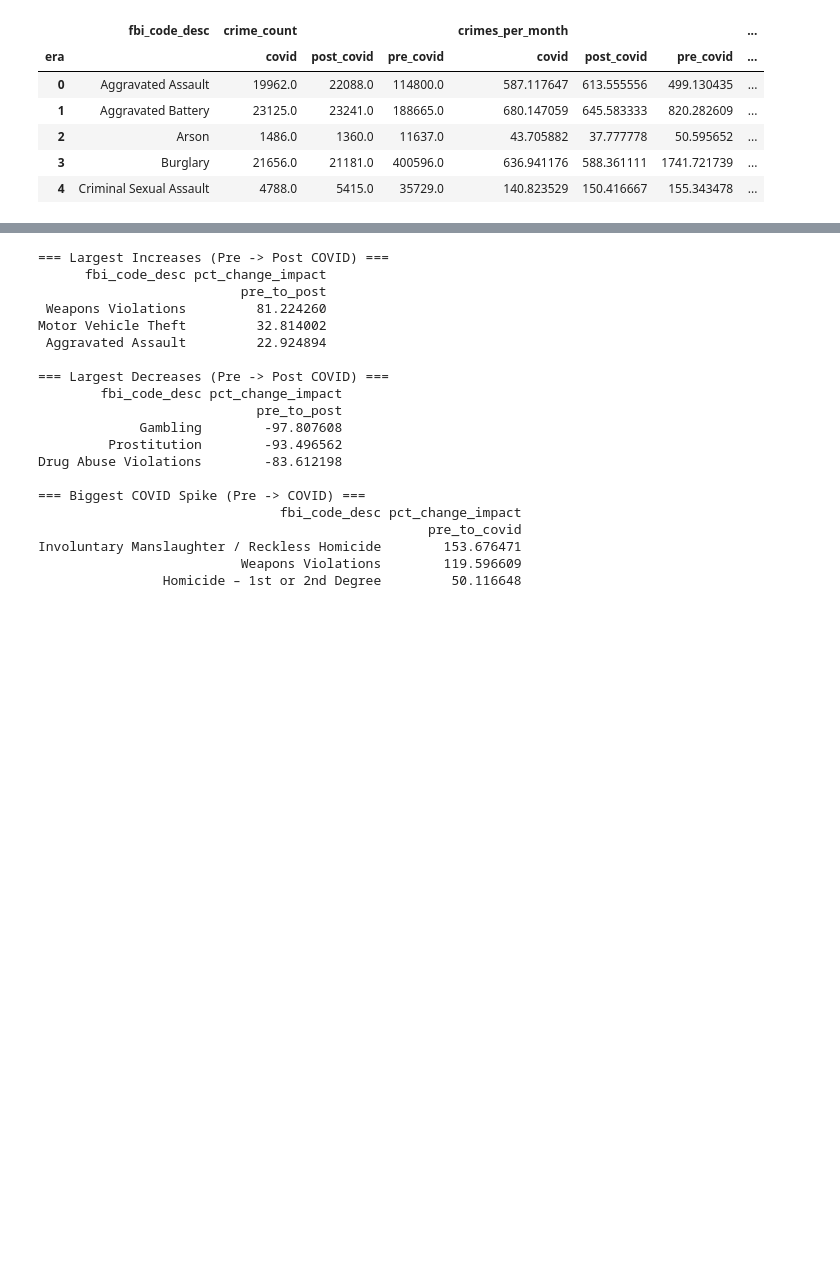
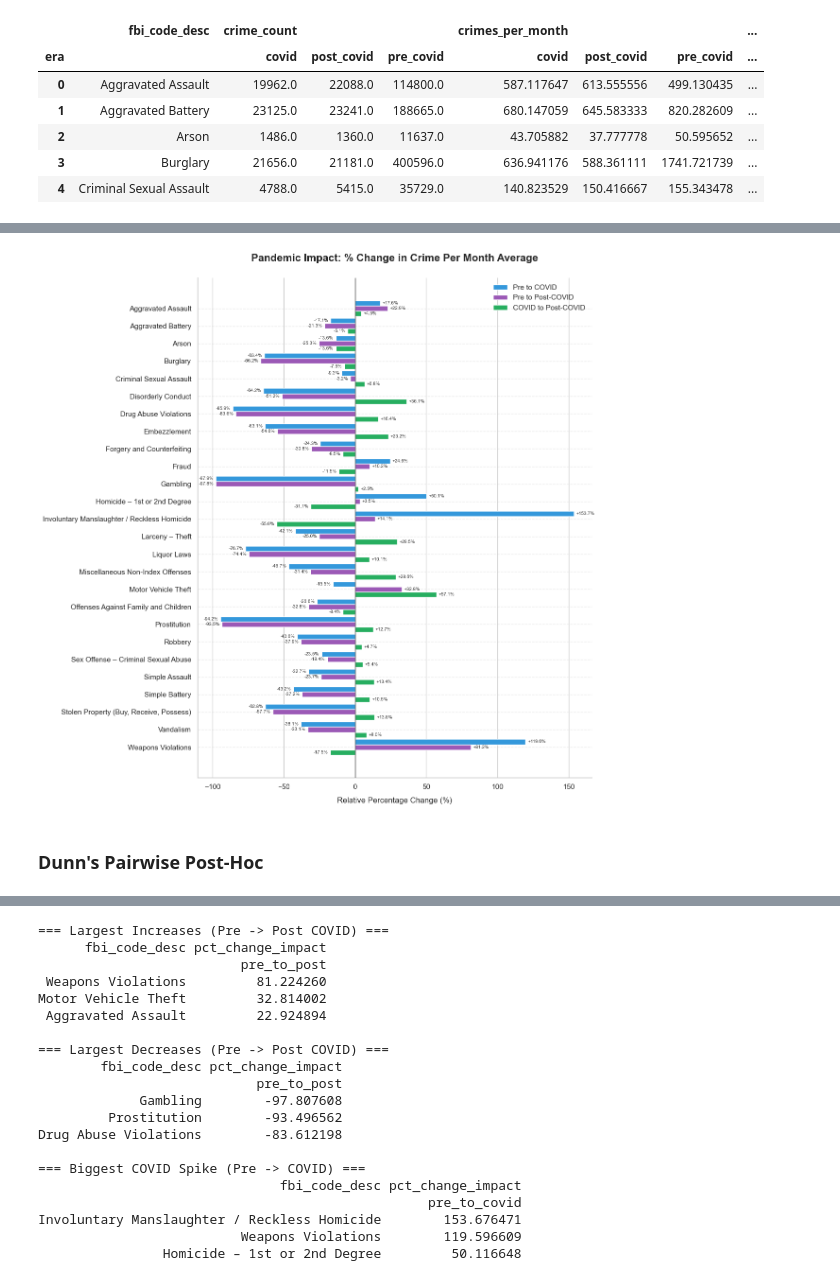
Before and after one commit to SirErikPak/ChicagoCrime, a Jupyter notebook: Notebook/ChicagoCrimeEraAnalysis.ipynb, the cells around one changed output, grey strips where cells are left out. Saved outputs shown, nothing was run; the diff lists cells and outputs as text; code cells hidden in the pictures; blank space fills up the shorter version.

```diff
--- a/Notebook/ChicagoCrimeEraVisualize.ipynb
+++ b/Notebook/ChicagoCrimeEraAnalysis.ipynb
@@ -528,0 +534,63 @@ than a full return to pre-COVID patterns.
+# %%
+# Set ascending=False so that the first letter (A) appears at the top of the horizontal chart
+df_wide = df_wide.sort_values(by='fbi_code_desc', ascending=False)
+# plot variables
+labels = df_wide['fbi_code_desc']
+y = np.arange(len(labels))  # Label locations
+height = 0.30  # Width of the bars
+
+# Plot size
+fig, ax = plt.subplots(figsize=(12, 12))
+
+# Create grouped bars
+bars_pre_covid  = ax.barh(y + height, df_wide[(pct_change_impact, 'pre_to_covid')],  height, label='Pre to COVID',          color='#3498db')
+bars_pre_post   = ax.barh(y,          df_wide[(pct_change_impact, 'pre_to_post')],   height, label='Pre to Post-COVID',     color='#9b59b6')
+bars_covid_post = ax.barh(y - height, df_wide[(pct_change_impact, 'covid_to_post')], height, label='COVID to Post-COVID',   color='#27ae60')
+
+# --- Bar Labels ---
+# Padding (in data units) between bar tip and label
+PAD = 1.5
+
+def add_bar_labels(ax, bars, fontsize=7):
+    for bar in bars:
+        value = bar.get_width()
+        x_pos = value + PAD if value >= 0 else value - PAD
+        ha    = 'left'       if value >= 0 else 'right'
+        ax.text(
+            x_pos,
+            bar.get_y() + bar.get_height() / 2,
+            f"{value:+.1f}%",
+            va='center',
+            ha=ha,
+            fontsize=fontsize,
+            color='#333333'
+        )
+
+add_bar_labels(ax, bars_pre_covid)
+add_bar_labels(ax, bars_pre_post)
+add_bar_labels(ax, bars_covid_post)
+
+# Aesthetics
+ax.axvline(0, color='black', linewidth=1.0, zorder=3)
+ax.set_title('Pandemic Impact: % Change in Crime Per Month Average', fontsize=16, pad=25, fontweight='bold')
+ax.set_xlabel('Relative Percentage Change (%)', fontsize=12, labelpad=10)
+ax.set_yticks(y)
+ax.set_yticklabels(labels)
+ax.legend(frameon=False, loc='upper right')
+
+# Add grid for readability
+ax.grid(axis='y', linestyle='--', alpha=0.4)
+
+# Remove chart junk
+for spine in ['top', 'right']:
+    ax.spines[spine].set_visible(False)
+
+plt.tight_layout()
+
+# Save the figure with high resolution and tight cropping
+plt.savefig("../Image/impact_of_covid.png", dpi=600, bbox_inches='tight')
+plt.show()
+# %% [output]
+[figure, added]
+# %% [markdown]
+### Dunn's Pairwise Post-Hoc
```
Also changed, not shown: parts of 49 cells of this notebook, 9 other files.
